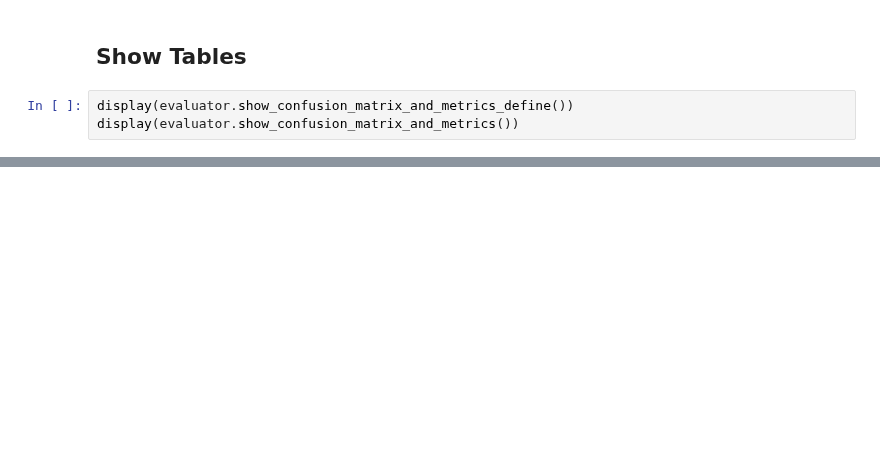
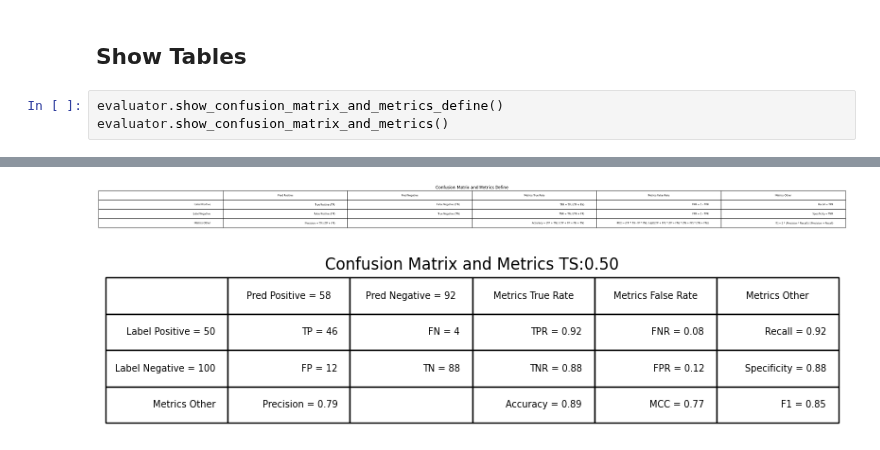
Before and after one commit to TakanariShimbo/dev_anomalib, a Jupyter notebook: work/test_evaluator.ipynb, the cells around one changed output, grey strips where cells are left out. Drawn from its saved outputs; the diff is of its cells as text; blank space fills up the shorter version.

Commit message:
update evaluator

```diff
--- a/work/test_evaluator.ipynb
+++ b/work/test_evaluator.ipynb
@@ -46,6 +46,6 @@ evaluator.show_hist_and_pdf()
 # %% [markdown]
 ## Show Tables
 # %%
-display(evaluator.show_confusion_matrix_and_metrics_define())
-display(evaluator.show_confusion_matrix_and_metrics())
+evaluator.show_confusion_matrix_and_metrics_define()
+evaluator.show_confusion_matrix_and_metrics()
 # %% [output]
@@ -61,0 +52,2 @@ display(evaluator.show_confusion_matrix_and_metrics())
+[figure, added]
+[figure, added]
```
Also changed, not shown: parts of 3 cells of this notebook, 3 other files.
